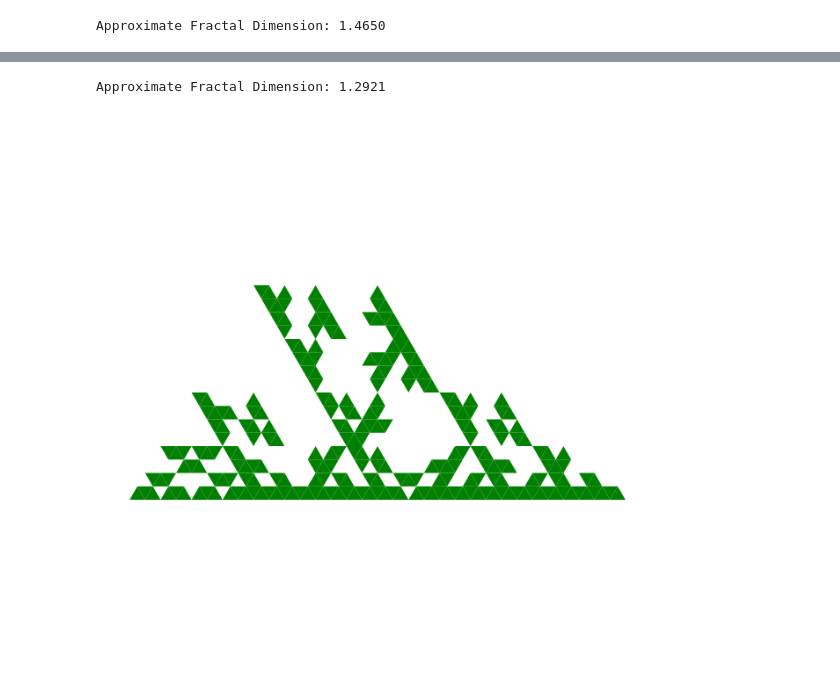
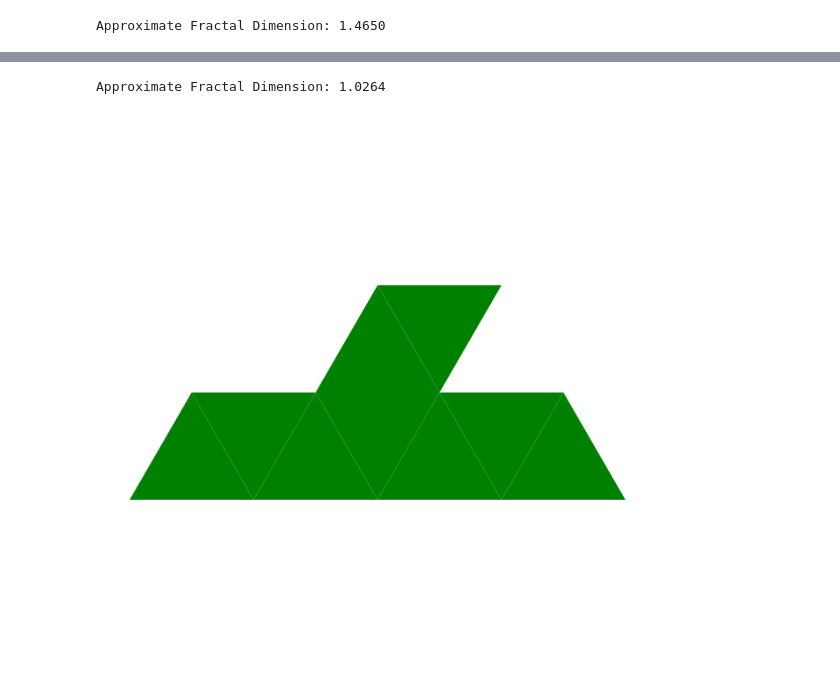
Before and after one commit to Habababa17/fraktale2, a Jupyter notebook: fraktale_2.ipynb, the cells around one changed output, grey strips where cells are left out. Cells and saved outputs as stored; diff of their text form; code cells hidden in the pictures.

```diff
--- a/fraktale_2.ipynb
+++ b/fraktale_2.ipynb
@@ -285,35 +300,35 @@ def sierpinski_mod_to_ifd(triangles):
         x0, y0 = triangle[0]
         x1, y1 = triangle[1]
         x2, y2 = triangle[2]
 
         scale_x = (x1 - x0) / 2
         scale_y = (y1 - y0) / 2
 
         tx = (x0 + x1 + x2) / 3
         ty = (y0 + y1 + y2) / 3
 
         transformations.append([scale_x, 0, 0, scale_y, tx, ty])
 
     return transformations
 
-def show_results(triangles, n):
+def show_results(triangles):
     transformations = sierpinski_mod_to_ifd(triangles)
 
     scaling_factors = calculate_scaling_factors(transformations)
     dimension = similarity_dimension(scaling_factors)
     print(f"Approximate Fractal Dimension: {dimension:.4f}")
 
     fig, ax = plt.subplots(figsize=(8, 8))
     for triangle in triangles:
         triangle = np.array(triangle)
         ax.fill(triangle[:, 0], triangle[:, 1], 'green')
 
     ax.axis('equal')
     ax.axis('off')
     plt.show()
 
-triangles = sierpinski_mod_rand([(0, 0), (1, 0), (0.5, np.sqrt(3)/2)], 5)
-show_results(triangles, 5)
+triangles = sierpinski_mod_rand([(0, 0), (1, 0), (0.5, np.sqrt(3)/2)], 2)
+show_results(triangles)
 # %% [output]
-Approximate Fractal Dimension: 1.2921
+Approximate Fractal Dimension: 1.0264
-[figure, old version]
+[figure, new version]
```
Also changed, not shown: parts of 13 cells of this notebook.
